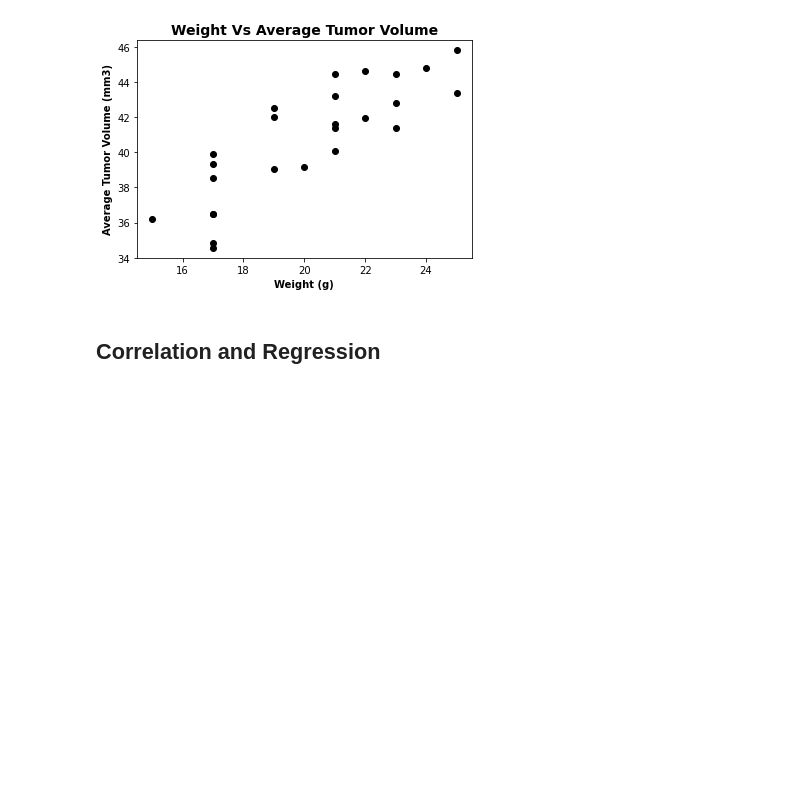
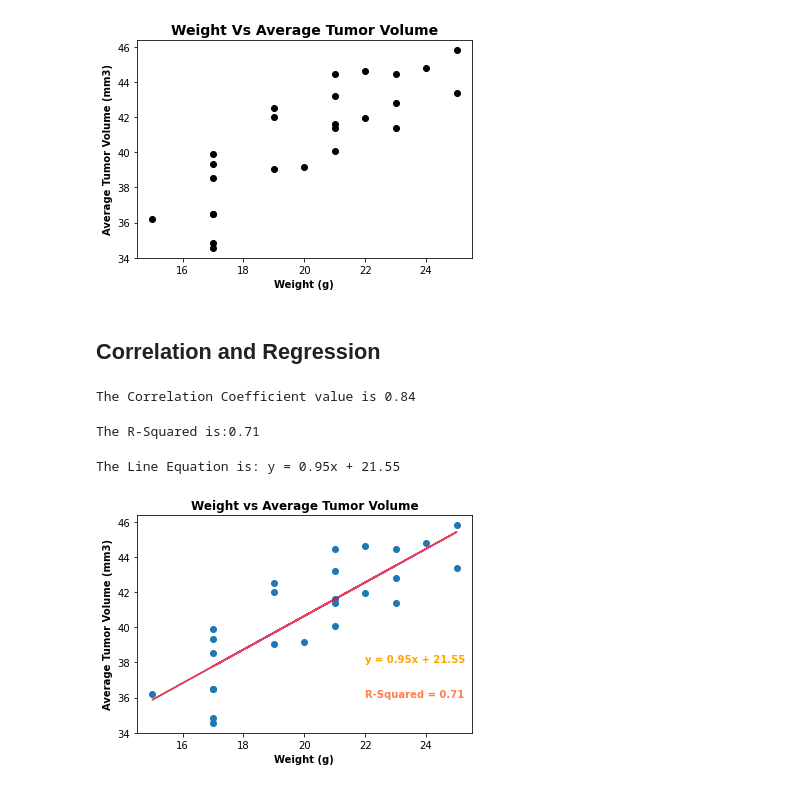
Before and after one commit to fredtan30/Matplotlib-Challenge, a Jupyter notebook: pymaceuticals_starter.ipynb, the cells around one changed output. Cells and saved outputs as stored; diff of their text form; code cells hidden in the pictures; blank space fills up the shorter version.

Commit message:
Update pymaceuticals_starter.ipynb
Finalise the regression linear values, r-squared and scatter plots

```diff
--- a/pymaceuticals_starter.ipynb
+++ b/pymaceuticals_starter.ipynb
@@ -399,3 +399,46 @@ Text(0, 0.5, 'Average Tumor Volume (mm3)')
 # %%
 # Calculate the correlation coefficient and linear regression model
 # for mouse weight and average tumor volume for the Capomulin regimen
+
+avg_x_axis = avg_capomulin_vol['Weight (g)']
+avg_y_axis = avg_capomulin_vol['Tumor Volume (mm3)']
+
+#Calculate the correlation
+correlation = round(st.pearsonr(avg_x_axis,avg_y_axis)[0],2)
+
+print (f"The Correlation Coefficient value is {correlation}")
+# %% [output]
+The Correlation Coefficient value is 0.84
+# %%
+#Calculate linear regression values
+(slope, intercept, rvalue, pvalue, stderr) = st.linregress(avg_x_axis,avg_y_axis)
+
+#Calculate the r-squared
+r_sqr = round(rvalue**2,2)
+print(f"The R-Squared is:{r_sqr}")
+# %% [output]
+The R-Squared is:0.71
+# %%
+#y = mx + b
+linear_regress_values = avg_x_axis *slope + intercept
+line_equation = "y = " + str(round(slope,2))+"x + "+ str(round(intercept,2))
+
+print(f"The Line Equation is: {line_equation}")
+# %% [output]
+The Line Equation is: y = 0.95x + 21.55
+# %%
+#plot the scatter chart and Annotation in the chart
+plt.scatter(avg_x_axis,avg_y_axis)
+plt.plot(avg_x_axis, linear_regress_values, color = 'crimson', alpha=0.8 )
+plt.annotate(line_equation, (22,38), color ="orange", fontweight = 'bold')
+plt.annotate(f'R-Squared = {r_sqr}', (22,36), color ="coral", fontweight = 'bold')
+
+#Set Title and labels for x and y axis
+plt.title ("Weight vs Average Tumor Volume", fontweight = 'bold', fontsize=12)
+plt.xlabel('Weight (g)', fontweight = 'bold')
+plt.ylabel('Average Tumor Volume (mm3)', fontweight = 'bold')
+
+#Display the chart
+plt.show()
+# %% [output]
+[figure, added]
```
